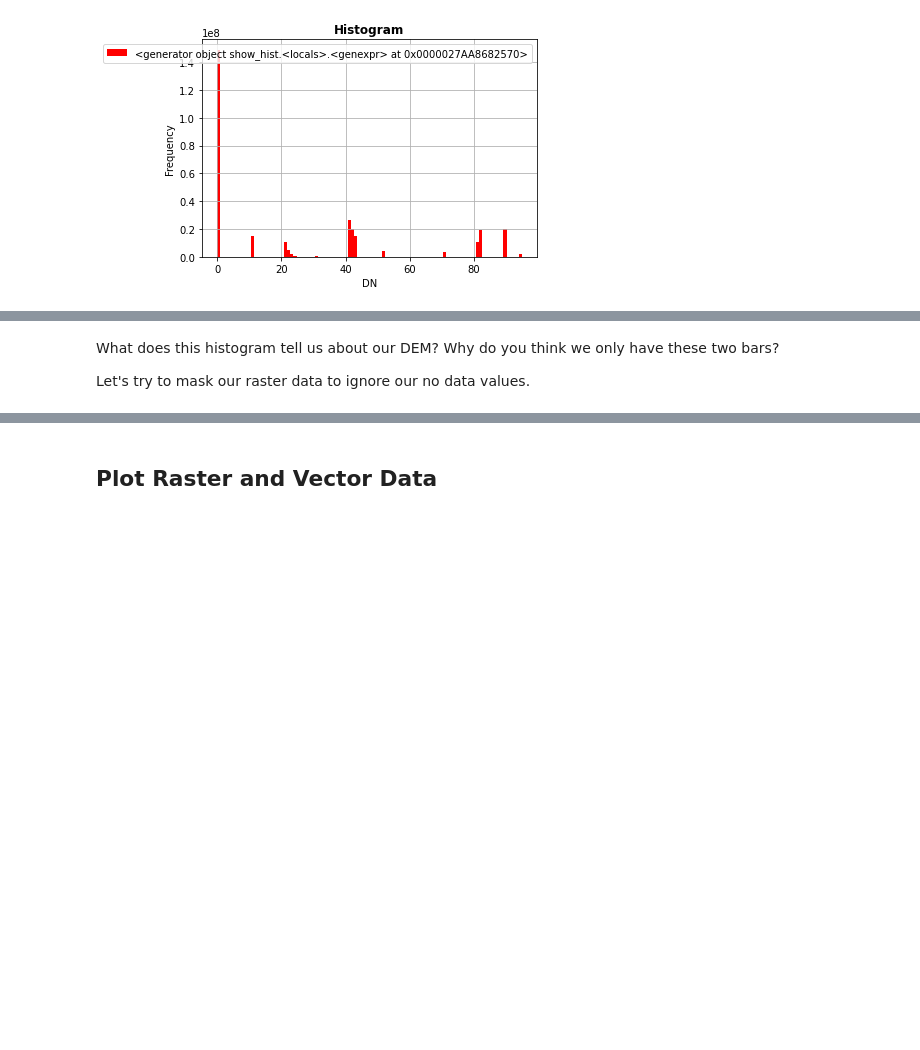
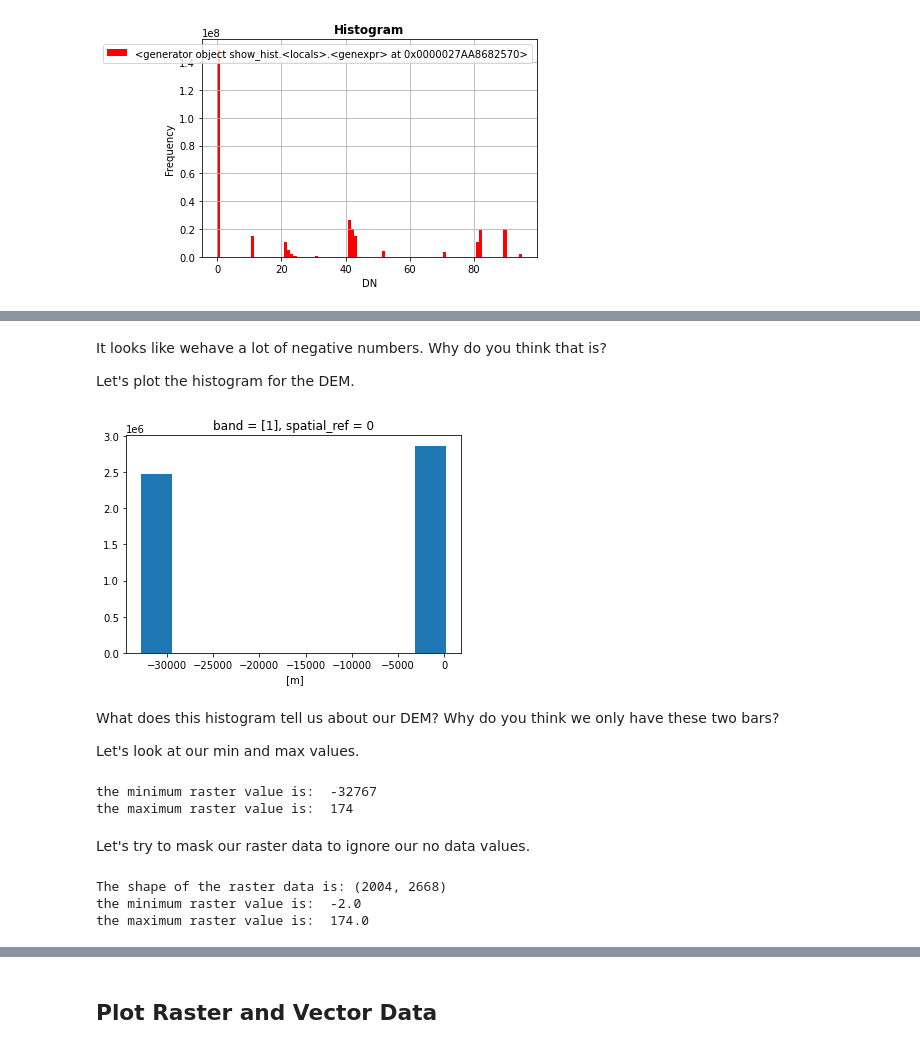
Before and after one commit to GAECLab/NR491_Fall2022, a Jupyter notebook: Week4_RasterData_Lecture/rasterData_exercise.ipynb, the cells around one changed output, grey strips where cells are left out. Cells and saved outputs as stored; diff of their text form; code cells hidden in the pictures; blank space fills up the shorter version.

```diff
--- a/Week4_RasterData_Lecture/rasterData_exercise.ipynb
+++ b/Week4_RasterData_Lecture/rasterData_exercise.ipynb
@@ -475,4 +471,13 @@ plt.ylabel("Count")
+# %% [markdown]
+It looks like wehave a lot of negative numbers. Why do you think that is?
+
+Let's plot the histogram for the DEM.
+# %%
+dem_data_rxr.plot.hist()
+plt.show()
+# %% [output]
+[figure, added]
 # %% [markdown]
 What does this histogram tell us about our DEM? Why do you think we only have these two bars?
 
-Let's try to mask our raster data to ignore our no data values.
+Let's look at our min and max values.
@@ -520,0 +484,19 @@ src.close()
+# %%
+print("the minimum raster value is: ", np.nanmin(dem_data_rxr.values))
+print("the maximum raster value is: ", np.nanmax(dem_data_rxr.values))
+# %% [output]
+the minimum raster value is:  -32767
+the maximum raster value is:  174
+# %% [markdown]
+Let's try to mask our raster data to ignore our no data values.
+# %%
+dem_data_rxr = rxr.open_rasterio(nc_dem_path, masked=True).squeeze()
+# we use the .squeeze() function to remove the third dimension of our raster shape
+
+print("The shape of the raster data is:", dem_data_rxr.shape)
+print("the minimum raster value is: ", np.nanmin(dem_data_rxr.values))
+print("the maximum raster value is: ", np.nanmax(dem_data_rxr.values))
+# %% [output]
+The shape of the raster data is: (2004, 2668)
+the minimum raster value is:  -2.0
+the maximum raster value is:  174.0
```
Also changed, not shown: parts of 50 cells of this notebook, 1 other file.
